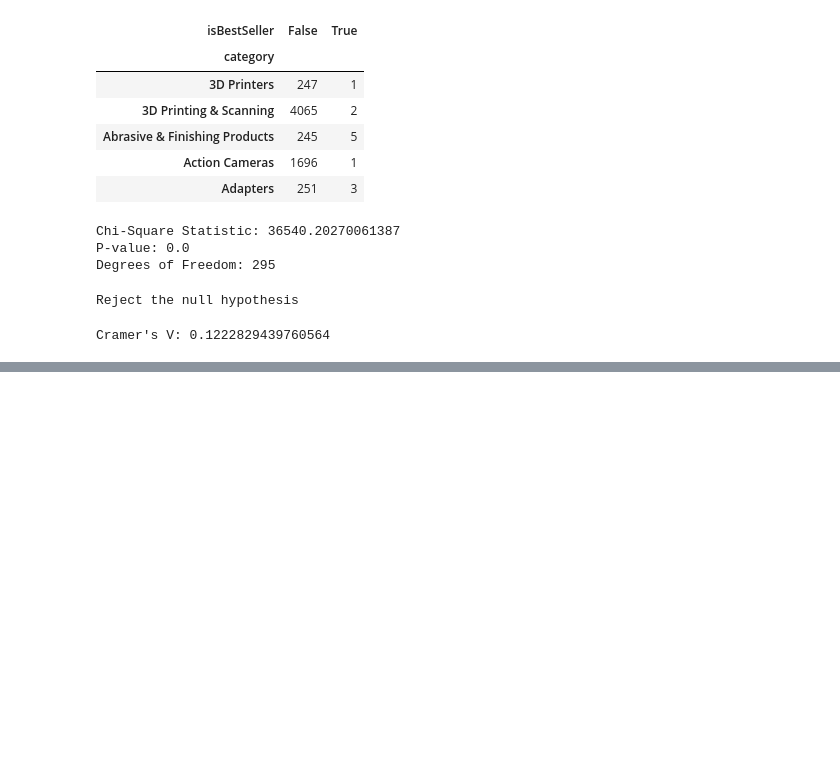
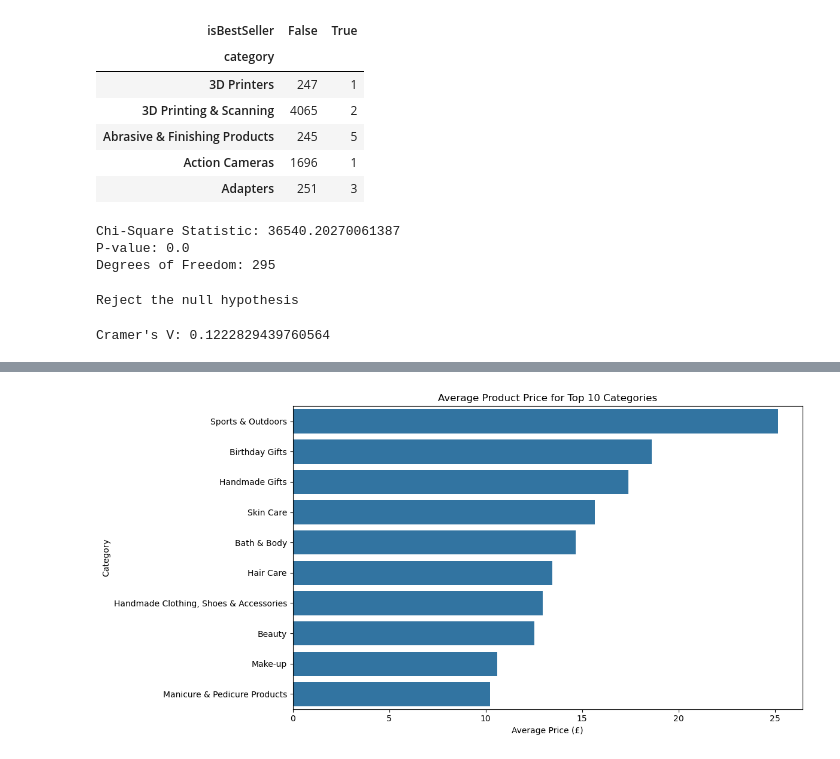
Before and after one commit to Akash-045/lab-eda-bivariate, a Jupyter notebook: Bivariate_Lab.ipynb, the cells around one changed output, grey strips where cells are left out. Drawn from its saved outputs; the diff is of its cells as text; code cells hidden in the pictures; blank space fills up the shorter version.

```diff
--- a/Bivariate_Lab.ipynb
+++ b/Bivariate_Lab.ipynb
@@ -207,0 +381,16 @@ NameError: name 'category_bestseller_top' is not defined
+# %%
+top_10_categories = (
+    df_no_outliers['category']
+    .value_counts()
+    .head(10)
+    .index
+)
+# %%
+top10_avg_price = (
+    df_no_outliers[df_no_outliers['category'].isin(top_10_categories)]
+    .groupby('category')['price']
+    .mean()
+    .sort_values(ascending=False)
+)
+
+top10_avg_price
@@ -207,0 +410,16 @@ NameError: name 'category_bestseller_top' is not defined
+# %%
+plt.figure(figsize=(12,6))
+
+sns.barplot(
+    x=top10_avg_price.values,
+    y=top10_avg_price.index
+)
+
+plt.title('Average Product Price for Top 10 Categories')
+plt.xlabel('Average Price (£)')
+plt.ylabel('Category')
+
+plt.tight_layout()
+plt.show()
+# %% [output]
+[figure, added]
```
Also changed, not shown: parts of 31 cells of this notebook.
